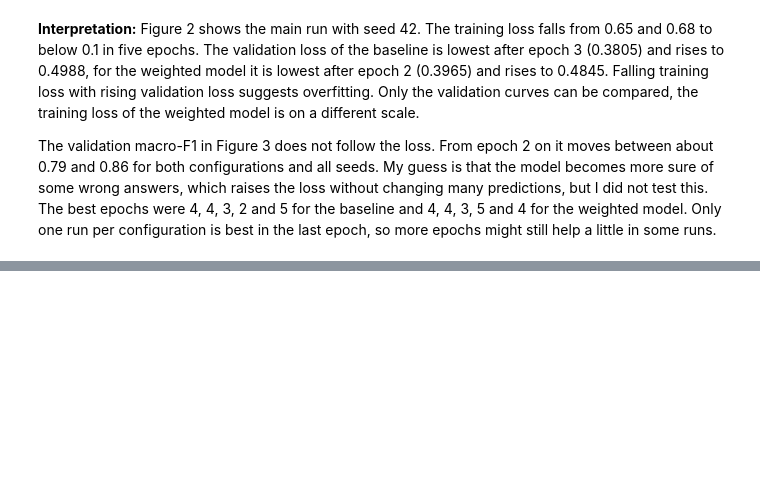
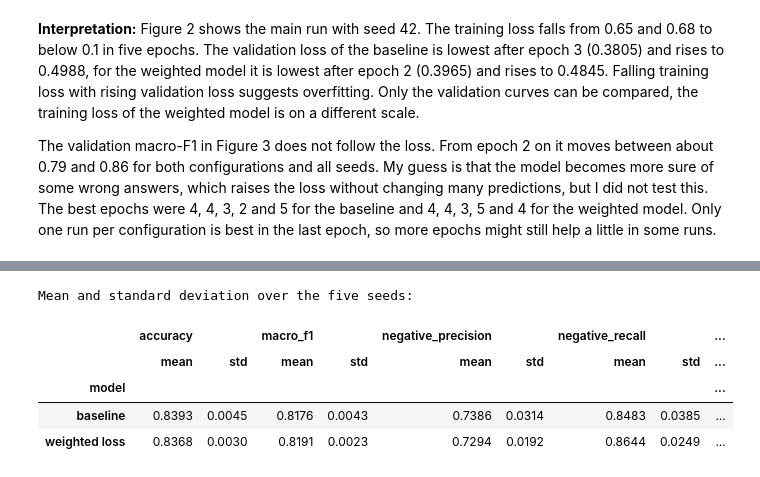
Before and after one commit to mauroreverberi/deep_learning_systems, a Jupyter notebook: deep_learning.ipynb, the cells around one changed output, grey strips where cells are left out. Cells and saved outputs as stored; diff of their text form; code cells hidden in the pictures; blank space fills up the shorter version.

```diff
--- a/deep_learning.ipynb
+++ b/deep_learning.ipynb
@@ -566,0 +573,31 @@ The validation macro-F1 in Figure 3 does not follow the loss. From epoch 2 on it
+# %%
+def metrics(labels, predicted):
+    """Return accuracy, macro-F1 and precision, recall and F1 of the negative class (label 0)."""
+    return {"accuracy": accuracy_score(labels, predicted),
+            "macro_f1": f1_score(labels, predicted, average="macro"),
+            "negative_precision": precision_score(labels, predicted, labels=[0], average="macro",
+                                                  zero_division=0),
+            "negative_recall": recall_score(labels, predicted, labels=[0], average="macro"),
+            "negative_f1": f1_score(labels, predicted, labels=[0], average="macro")}
+
+
+test = sentences[is_test].copy()
+y_test = test["label_id"]
+# the test loader keeps the order of the sentences, so predictions and labels belong together
+assert (test_labels == y_test.to_numpy()).all()
+
+rows = []
+for (name, seed), probabilities in test_probabilities.items():
+    rows.append({"model": name, "seed": seed, **metrics(y_test, probabilities.argmax(axis=1))})
+per_seed = pd.DataFrame(rows)
+
+summary = per_seed.drop(columns="seed").groupby("model", sort=False).agg(["mean", "std"])
+print("Mean and standard deviation over the five seeds:")
+summary.round(4)
+# %% [output]
+Mean and standard deviation over the five seeds:
+|  | accuracy |  | macro_f1 |  | negative_precision |  | negative_recall |  | ... |
+|  | mean | std | mean | std | mean | std | mean | std | ... |
+| model |  |  |  |  |  |  |  |  | ... |
+| baseline | 0.8393 | 0.0045 | 0.8176 | 0.0043 | 0.7386 | 0.0314 | 0.8483 | 0.0385 | ... |
+| weighted loss | 0.8368 | 0.0030 | 0.8191 | 0.0023 | 0.7294 | 0.0192 | 0.8644 | 0.0249 | ... |
```
Also changed, not shown: parts of 12 cells of this notebook.
